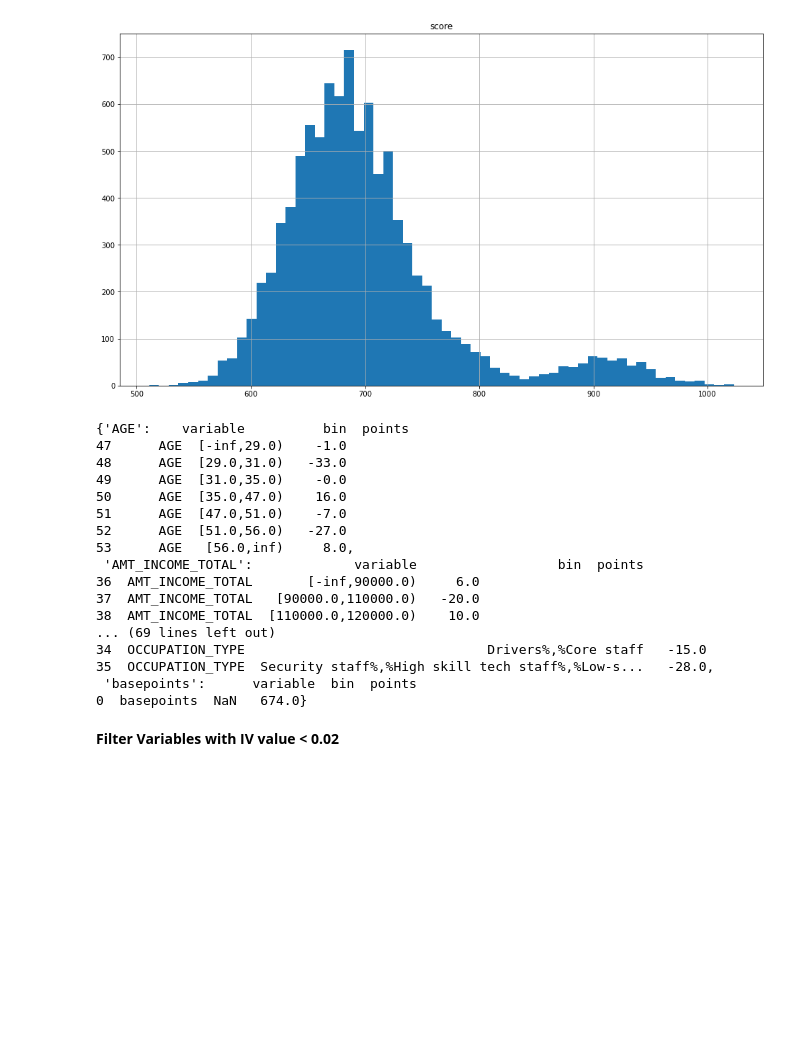
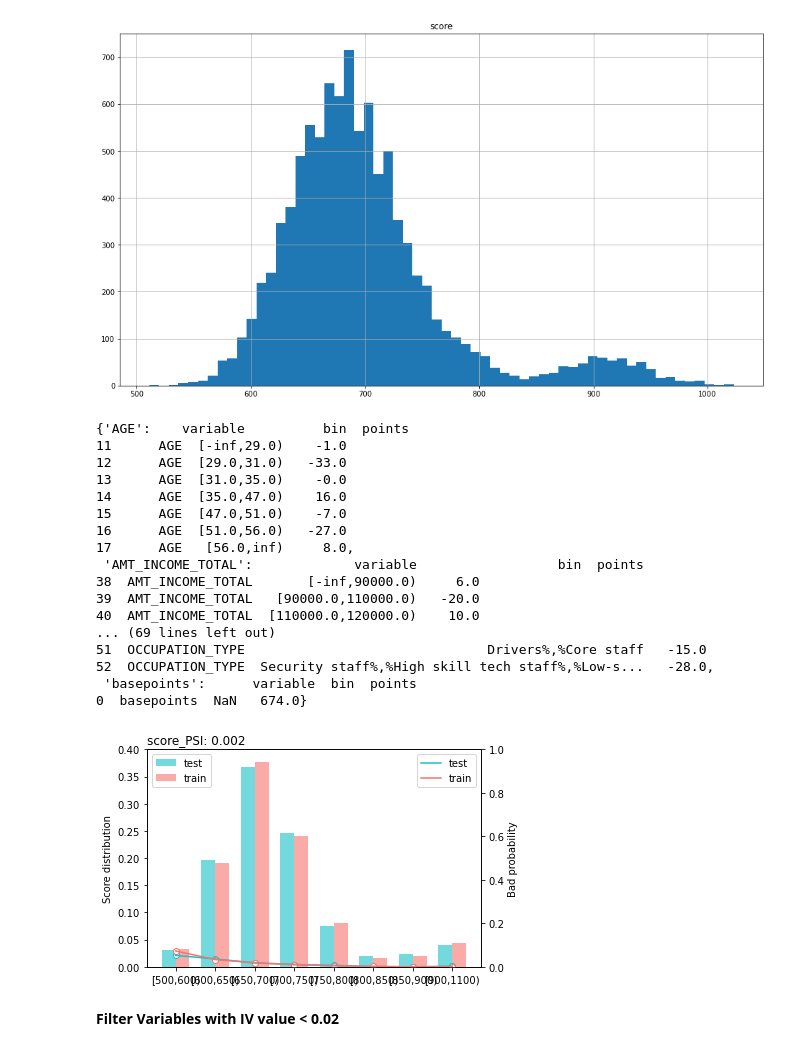
Before and after one commit to dvh549/Financial_Analytics, a Jupyter notebook: Main_Notebook.ipynb, the cells around one changed output. Saved outputs shown, nothing was run; the diff lists cells and outputs as text; code cells hidden in the pictures; blank space fills up the shorter version.

```diff
--- a/Main_Notebook.ipynb
+++ b/Main_Notebook.ipynb
@@ -1912,26 +1912,35 @@ plt.show()
 # %%
 # generate scorecard
 
-score_card = sc.scorecard(bins, lr, X_train.columns)
 pprint.pprint(score_card)
 # %% [output]
 {'AGE':    variable          bin  points
-47      AGE  [-inf,29.0)    -1.0
-48      AGE  [29.0,31.0)   -33.0
-49      AGE  [31.0,35.0)    -0.0
-50      AGE  [35.0,47.0)    16.0
-51      AGE  [47.0,51.0)    -7.0
-52      AGE  [51.0,56.0)   -27.0
-53      AGE   [56.0,inf)     8.0,
+11      AGE  [-inf,29.0)    -1.0
+12      AGE  [29.0,31.0)   -33.0
+13      AGE  [31.0,35.0)    -0.0
+14      AGE  [35.0,47.0)    16.0
+15      AGE  [47.0,51.0)    -7.0
+16      AGE  [51.0,56.0)   -27.0
+17      AGE   [56.0,inf)     8.0,
  'AMT_INCOME_TOTAL':             variable                  bin  points
-36  AMT_INCOME_TOTAL       [-inf,90000.0)     6.0
-37  AMT_INCOME_TOTAL   [90000.0,110000.0)   -20.0
-38  AMT_INCOME_TOTAL  [110000.0,120000.0)    10.0
+38  AMT_INCOME_TOTAL       [-inf,90000.0)     6.0
+39  AMT_INCOME_TOTAL   [90000.0,110000.0)   -20.0
+40  AMT_INCOME_TOTAL  [110000.0,120000.0)    10.0
 ... (69 lines left out)
-34  OCCUPATION_TYPE                               Drivers%,%Core staff   -15.0
-35  OCCUPATION_TYPE  Security staff%,%High skill tech staff%,%Low-s...   -28.0,
+51  OCCUPATION_TYPE                               Drivers%,%Core staff   -15.0
+52  OCCUPATION_TYPE  Security staff%,%High skill tech staff%,%Low-s...   -28.0,
  'basepoints':      variable  bin  points
 0  basepoints  NaN   674.0}
+# %%
+# evaluate scorecard using PSI
+
+sc.perf_psi(
+  score = {'train':train_score, 'test':test_score},
+  label = {'train':y_train, 'test':y_test}
+)
+plt.show()
+# %% [output]
+[figure, added]
 # %% [markdown]
 **Filter Variables with IV value < 0.02**
 # %%
```
Also changed, not shown: parts of 10 cells of this notebook.
